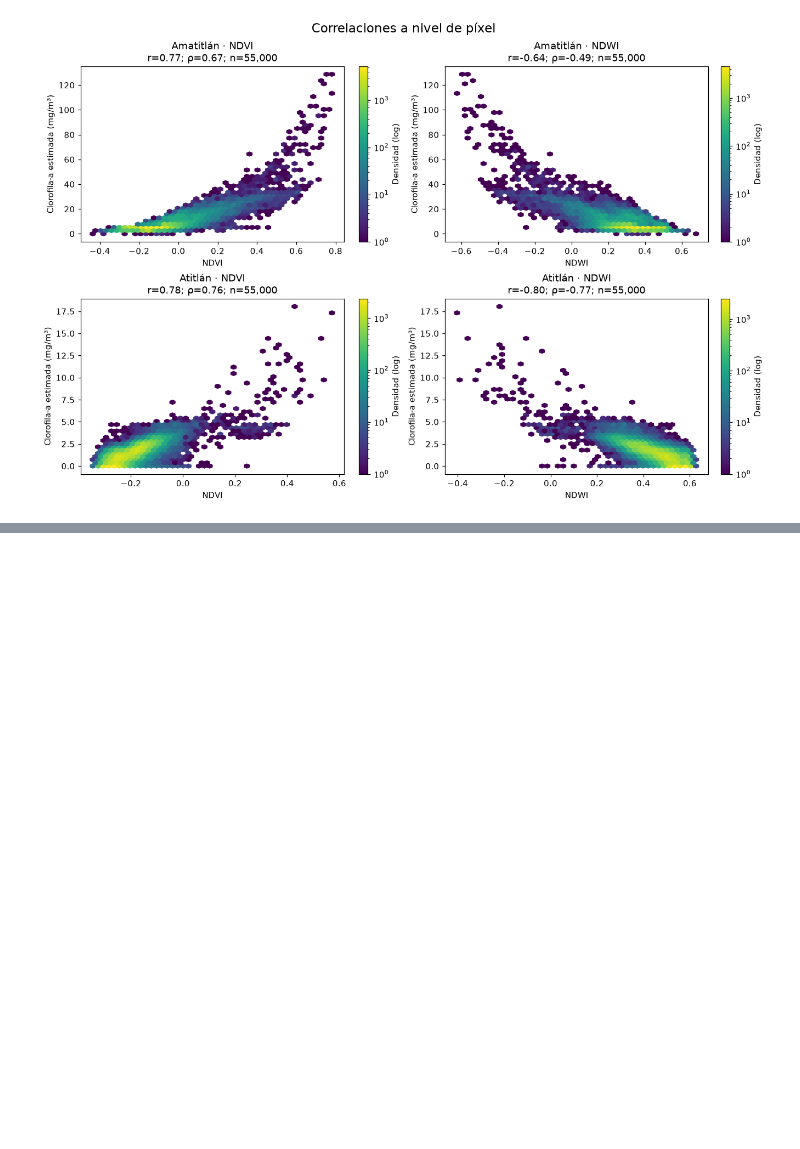
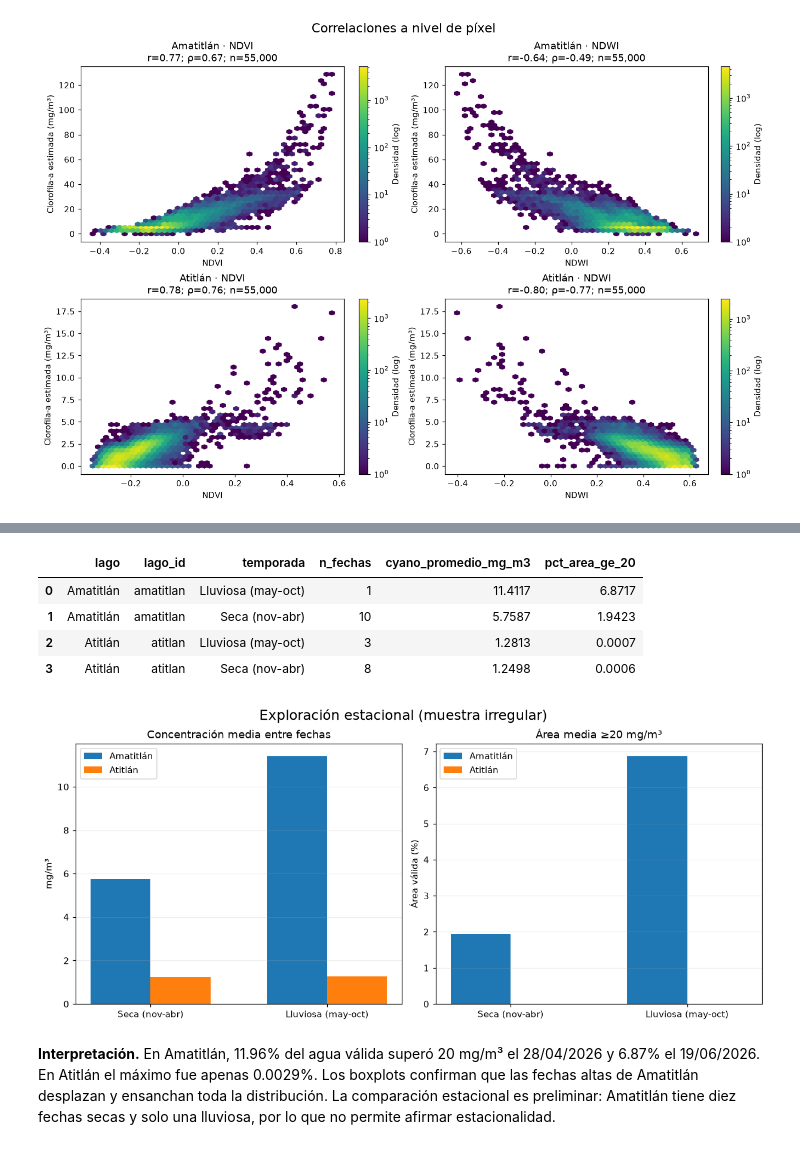
Before and after one commit to Dcextrim/Lab4-Analisis-Geoespacial, a Jupyter notebook: notebooks/laboratorio-4.ipynb, the cells around one changed output, grey strips where cells are left out. Saved outputs shown, nothing was run; the diff lists cells and outputs as text; code cells hidden in the pictures; blank space fills up the shorter version.

Commit message:
Ejercicios 7 y 8 - Comparación y Análisis adicionales

```diff
--- a/notebooks/laboratorio-4.ipynb
+++ b/notebooks/laboratorio-4.ipynb
@@ -694,0 +829,39 @@ plt.show()
+# %%
+high_extension = extension[extension["umbral_mg_m3"] == 20][
+    ["lago_id", "fecha", "porcentaje_area_valida"]
+]
+seasonal_data = summary.merge(high_extension, on=["lago_id", "fecha"])
+seasonal_data["temporada"] = seasonal_data["fecha"].dt.month.map(
+    lambda month: "Seca (nov-abr)" if month >= 11 or month <= 4 else "Lluviosa (may-oct)"
+)
+seasonal = seasonal_data.groupby(["lago", "lago_id", "temporada"], as_index=False).agg(
+    n_fechas=("fecha", "size"),
+    cyano_promedio_mg_m3=("cyano_promedio_mg_m3", "mean"),
+    pct_area_ge_20=("porcentaje_area_valida", "mean"),
+)
+display(seasonal)
+
+seasons = ["Seca (nov-abr)", "Lluviosa (may-oct)"]
+x = np.arange(2); width = 0.34
+fig, axes = plt.subplots(1, 2, figsize=(11, 4.8), constrained_layout=True)
+for offset, (lake_id, group) in zip((-width / 2, width / 2), seasonal.groupby("lago_id", sort=True)):
+    ordered = group.set_index("temporada").reindex(seasons)
+    axes[0].bar(x + offset, ordered["cyano_promedio_mg_m3"], width, label=LAKES[lake_id]["name"])
+    axes[1].bar(x + offset, ordered["pct_area_ge_20"], width, label=LAKES[lake_id]["name"])
+axes[0].set_title("Concentración media entre fechas"); axes[0].set_ylabel("mg/m³")
+axes[1].set_title("Área media ≥20 mg/m³"); axes[1].set_ylabel("Área válida (%)")
+for ax in axes:
+    ax.set_xticks(x, seasons); ax.legend(); ax.grid(axis="y", alpha=0.2)
+fig.suptitle("Exploración estacional (muestra irregular)", fontsize=15)
+fig.savefig(RESULTS_DIR / "08_estacionalidad.png", dpi=180, bbox_inches="tight")
+plt.show()
+seasonal.to_csv(RESULTS_DIR / "resumen_estacional.csv", index=False)
+# %% [output]
+|  | lago | lago_id | temporada | n_fechas | cyano_promedio_mg_m3 | pct_area_ge_20 |
+| 0 | Amatitlán | amatitlan | Lluviosa (may-oct) | 1 | 11.4117 | 6.8717 |
+| 1 | Amatitlán | amatitlan | Seca (nov-abr) | 10 | 5.7587 | 1.9423 |
+| 2 | Atitlán | atitlan | Lluviosa (may-oct) | 3 | 1.2813 | 0.0007 |
+| 3 | Atitlán | atitlan | Seca (nov-abr) | 8 | 1.2498 | 0.0006 |
+[figure, added]
+# %% [markdown]
+**Interpretación.** En Amatitlán, 11.96% del agua válida superó 20 mg/m³ el 28/04/2026 y 6.87% el 19/06/2026. En Atitlán el máximo fue apenas 0.0029%. Los boxplots confirman que las fechas altas de Amatitlán desplazan y ensanchan toda la distribución. La comparación estacional es preliminar: Amatitlán tiene diez fechas secas y solo una lluviosa, por lo que no permite afirmar estacionalidad.
```
Also changed, not shown: parts of 15 cells of this notebook, 9 other files.
